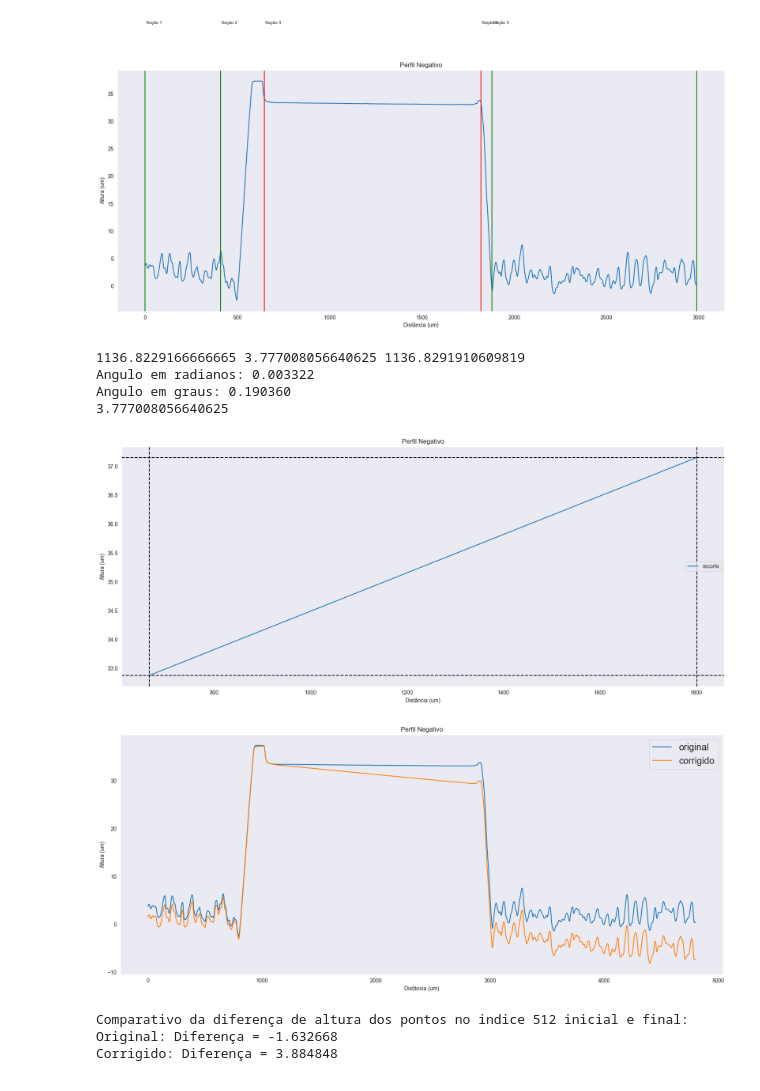
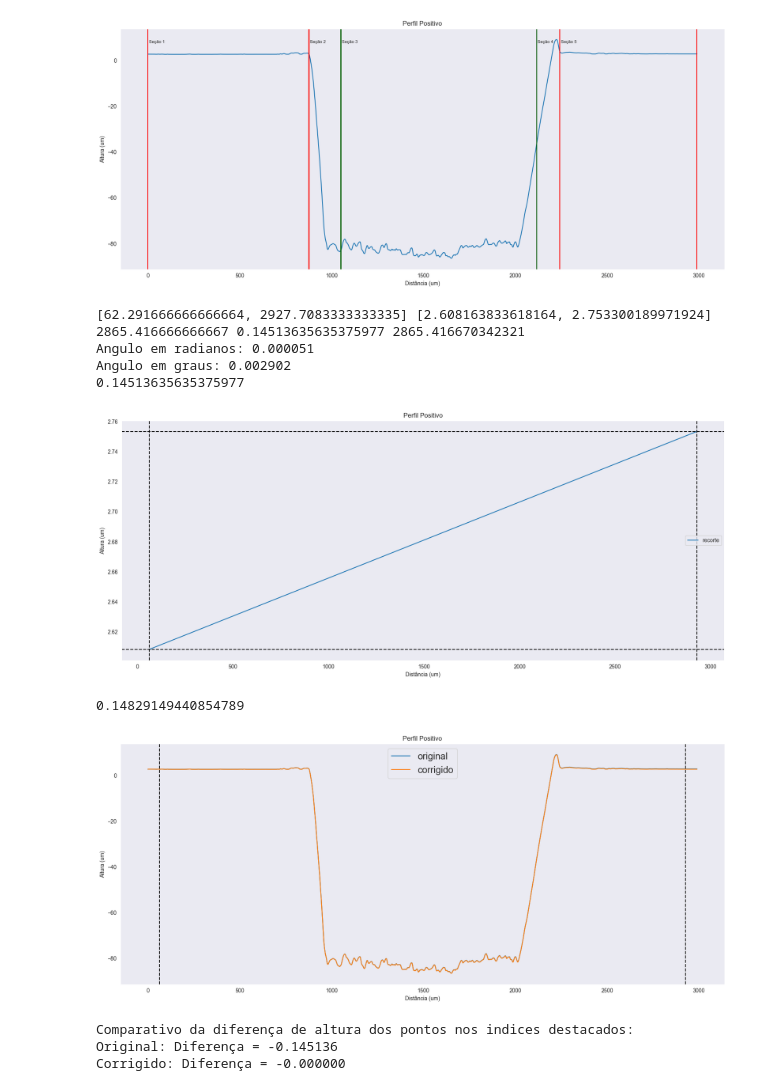
Before and after one commit to Pidoviski/calculadora_de_rugosidade, a Jupyter notebook: main.ipynb, the cells around one changed output. Cells and saved outputs as stored; diff of their text form; code cells hidden in the pictures.

```diff
--- a/main.ipynb
+++ b/main.ipynb
@@ -321,6 +321,6 @@ class DektakLoad:
                     res[k.name][child.name]=child.data
         return res
 # %%
-loader = DektakLoad('T1C/T1C_90graus_Negativo.OPDx')
+loader = DektakLoad('T1A/T1A_90graus_Positivo.OPDx')
 x,y,z = loader.get_data_2D()
 # %% [output]
@@ -563,14 +563,16 @@ if Perfil == 'Negativo':
     plt.text(x = y[secao5_comeca]+5, y = (altura[0]+44), s="Seção 5", fontsize = '8')
     plt.show()
 # %% [output]
-[figure, old version]
+[figure, new version]
 # %%
 if Perfil == 'Positivo':
     p_x = [float(y[secao1_comeca+100]),float(y[secao5_termina-100])]
     p_y = [float(altura[secao1_comeca+100]), float(altura[secao5_termina-100])]
 if Perfil == 'Negativo':
-    p_x = [float(y[secao2_termina+30]),float(y[secao4_comeca-30])]
-    p_y = [float(altura[secao2_termina+100]), float(altura[secao2_termina-100])]
+    p_x = [float(y[secao3_comeca+100]),float(y[secao3_termina-100])]
+    p_y = [float(altura[secao3_comeca+100]), float(altura[secao3_termina-100])]
+
+print(p_x,p_y)
 
 
 if p_x[1] > p_x[0]:
@@ -615,53 +617,60 @@ plt.axvline(p_x[1], color = 'black', linestyle = '--')
 plt.legend()
 plt.show()
 # %% [output]
-1136.8229166666665 3.777008056640625 1136.8291910609819
-Angulo em radianos: 0.003322
-Angulo em graus: 0.190360
-3.777008056640625
+[62.291666666666664, 2927.7083333333335] [2.608163833618164, 2.753300189971924]
+2865.416666666667 0.14513635635375977 2865.416670342321
+Angulo em radianos: 0.000051
+Angulo em graus: 0.002902
+0.14513635635375977
-[figure, old version]
+[figure, new version]
 # %%
 aux = pd.Series()
 
-for i in range(len(y)-1):
+for i in range(len(y)):
     if y[i] > p_x[0]:
         d_ = y[i] - p_x[0]
         h_ = radianos*d_
-
-        aux[i] = altura[i] - h_
+        if Perfil == 'Positivo':
+            aux[i] = altura[i] - h_
+        else:
+            aux[i] = altura[i] + h_
     elif y[i] == p_x[0]:
         aux[i] = altura[i]
         pass
     else:
         d_ = p_x[0] - y[i]
-        h_ = radianos*d_
+        h_ = -radianos*d_
+        if Perfil == 'Positivo':
+            aux[i] = altura[i] - h_
+        else:
+            aux[i] = altura[i] + h_
 
-        aux[i] = altura[i] - h_
+ax = sns.lineplot(x=y,y = altura, label = 'original')
+ax1 = sns.lineplot(x=y,y=aux, label = 'corrigido')
 
-
-ax = sns.lineplot(altura, label = 'original')
-ax1 = sns.lineplot(aux, label = 'corrigido')
 
 ax.figure.set_size_inches(20,8)
 ax.set_title("Perfil %s"%Perfil)
 ax.set(xlabel = "Distância (um)", ylabel = "Altura (um)")
 
+plt.axvline(p_x[0], color = 'black', linestyle = '--')
+plt.axvline(p_x[1], color = 'black', linestyle = '--')
+
 plt.legend(fontsize = 'xx-large')
 
 plt.show()
 # %% [output]
+0.14829149440854789
-[figure, old version]
+[figure, new version]
 # %%
-d1 = aux[512] - aux[secao5_termina-512]
-d2 = altura[512] - altura[secao5_termina-512]
+d1 = aux[secao1_comeca+100] - aux[secao5_termina-100]
+d2 = altura[secao1_comeca+100] - altura[secao5_termina-100]
 
-for i in range(len(altura)-1):
-    altura[i] = aux[i]
-print("Comparativo da diferença de altura dos pontos no indice 512 inicial e final:\nOriginal: Diferença = %f\nCorrigido: Diferença = %f"%(d2,d1))
+print("Comparativo da diferença de altura dos pontos nos indices destacados:\nOriginal: Diferença = %f\nCorrigido: Diferença = %f"%(d2,d1))
 # %% [output]
-Comparativo da diferença de altura dos pontos no indice 512 inicial e final:
-Original: Diferença = -1.632668
-Corrigido: Diferença = 3.884848
+Comparativo da diferença de altura dos pontos nos indices destacados:
+Original: Diferença = -0.145136
+Corrigido: Diferença = -0.000000
 # %%
 secao1 = pd.Series()
 secao2 = pd.Series()
```
Also changed, not shown: parts of 9 cells of this notebook.
